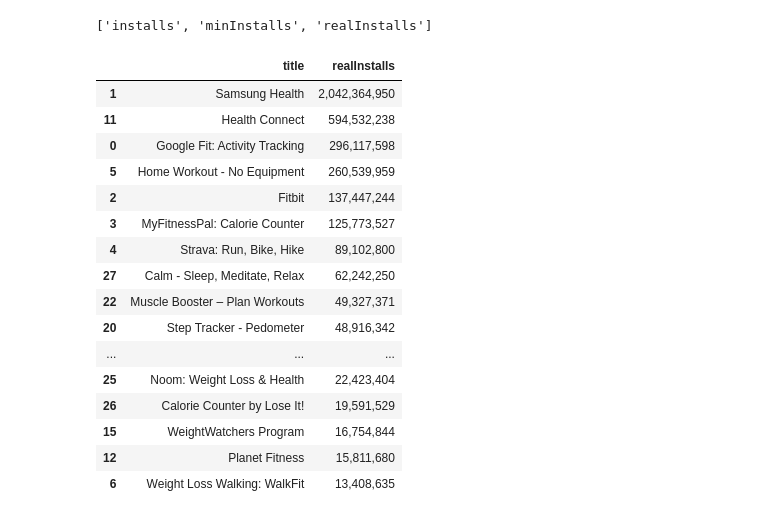
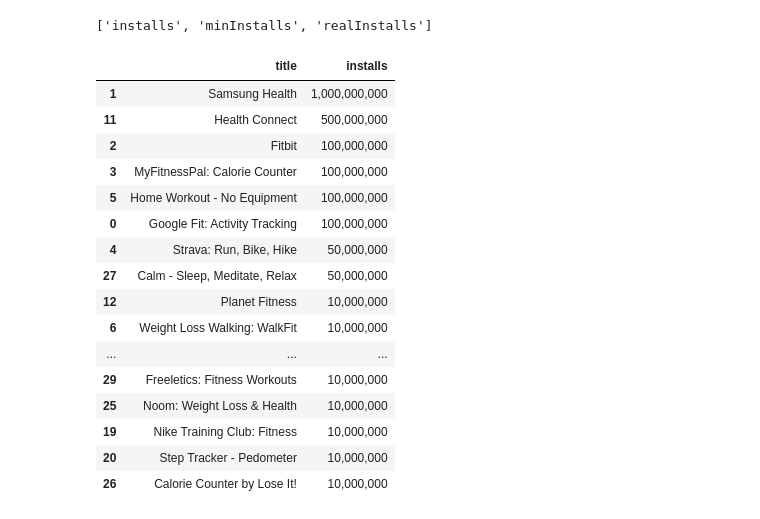
Before and after one commit to Harmxn02/C3L-GooglePlayScraper, a Jupyter notebook: preprocess.ipynb, the cells around one changed output. Drawn from its saved outputs; the diff is of its cells as text; code cells hidden in the pictures.

Commit message:
Format all install numbers like integers (instead of strings with commas)

```diff
--- a/preprocess.ipynb
+++ b/preprocess.ipynb
@@ -5,7 +5,7 @@ Keeping only the useful information from the dataset
 # %%
 import pandas as pd
 
-df = pd.read_csv("./health_and_fitness_apps.csv")
+df = pd.read_csv("./data/fetched/health_and_fitness_apps.csv")
 df.head()
 # %% [output]
 |  | title | descriptionHTML | summary | installs | minInstalls | realInstalls | score | ratings | reviews | ... |
@@ -105,35 +105,35 @@ Name: count, dtype: int64
 # %% [output]
 ['installs', 'minInstalls', 'realInstalls']
 # %%
-INSTALLS_COLUMN = "realInstalls"
+for install_column in [col for col in df.columns if "install" in col.lower()]:
+	if type(df[install_column][0]) == str:
+		# turn the installs into a number
+		df[install_column] = df[install_column].str.replace("+", "").str.replace(",", "").astype(int)
 
 
-if type(df[INSTALLS_COLUMN][0]) == str:
-	# turn the installs into a number
-	df[INSTALLS_COLUMN] = df[INSTALLS_COLUMN].str.replace("+", "").str.replace(",", "").astype(int)
-
 # Show the top 20 most installed apps with formatted numbers
+INSTALLS_COLUMN = "installs"
 top_apps = df.sort_values(INSTALLS_COLUMN, ascending=False).head(20)[["title", INSTALLS_COLUMN]]
 top_apps[INSTALLS_COLUMN] = top_apps[INSTALLS_COLUMN].apply(lambda x: f"{x:,}")
 top_apps
 # %% [output]
-|  | title | realInstalls |
-| 1 | Samsung Health | 2,042,364,950 |
-| 11 | Health Connect | 594,532,238 |
-| 0 | Google Fit: Activity Tracking | 296,117,598 |
-| 5 | Home Workout - No Equipment | 260,539,959 |
-| 2 | Fitbit | 137,447,244 |
-| 3 | MyFitnessPal: Calorie Counter | 125,773,527 |
-| 4 | Strava: Run, Bike, Hike | 89,102,800 |
-| 27 | Calm - Sleep, Meditate, Relax | 62,242,250 |
-| 22 | Muscle Booster – Plan Workouts | 49,327,371 |
-| 20 | Step Tracker - Pedometer | 48,916,342 |
+|  | title | installs |
+| 1 | Samsung Health | 1,000,000,000 |
+| 11 | Health Connect | 500,000,000 |
+| 2 | Fitbit | 100,000,000 |
+| 3 | MyFitnessPal: Calorie Counter | 100,000,000 |
+| 5 | Home Workout - No Equipment | 100,000,000 |
+| 0 | Google Fit: Activity Tracking | 100,000,000 |
+| 4 | Strava: Run, Bike, Hike | 50,000,000 |
+| 27 | Calm - Sleep, Meditate, Relax | 50,000,000 |
+| 12 | Planet Fitness | 10,000,000 |
+| 6 | Weight Loss Walking: WalkFit | 10,000,000 |
 | ... | ... | ... |
-| 25 | Noom: Weight Loss & Health | 22,423,404 |
-| 26 | Calorie Counter by Lose It! | 19,591,529 |
-| 15 | WeightWatchers Program | 16,754,844 |
-| 12 | Planet Fitness | 15,811,680 |
-| 6 | Weight Loss Walking: WalkFit | 13,408,635 |
+| 29 | Freeletics: Fitness Workouts | 10,000,000 |
+| 25 | Noom: Weight Loss & Health | 10,000,000 |
+| 19 | Nike Training Club: Fitness | 10,000,000 |
+| 20 | Step Tracker - Pedometer | 10,000,000 |
+| 26 | Calorie Counter by Lose It! | 10,000,000 |
 # %%
 df.to_csv("./data/cleaned/health_and_fitness_apps.csv", index=False)
 df.to_excel("./data/cleaned/health_and_fitness_apps.xlsx", index=False)
```
Also changed, not shown: 5 other files.
